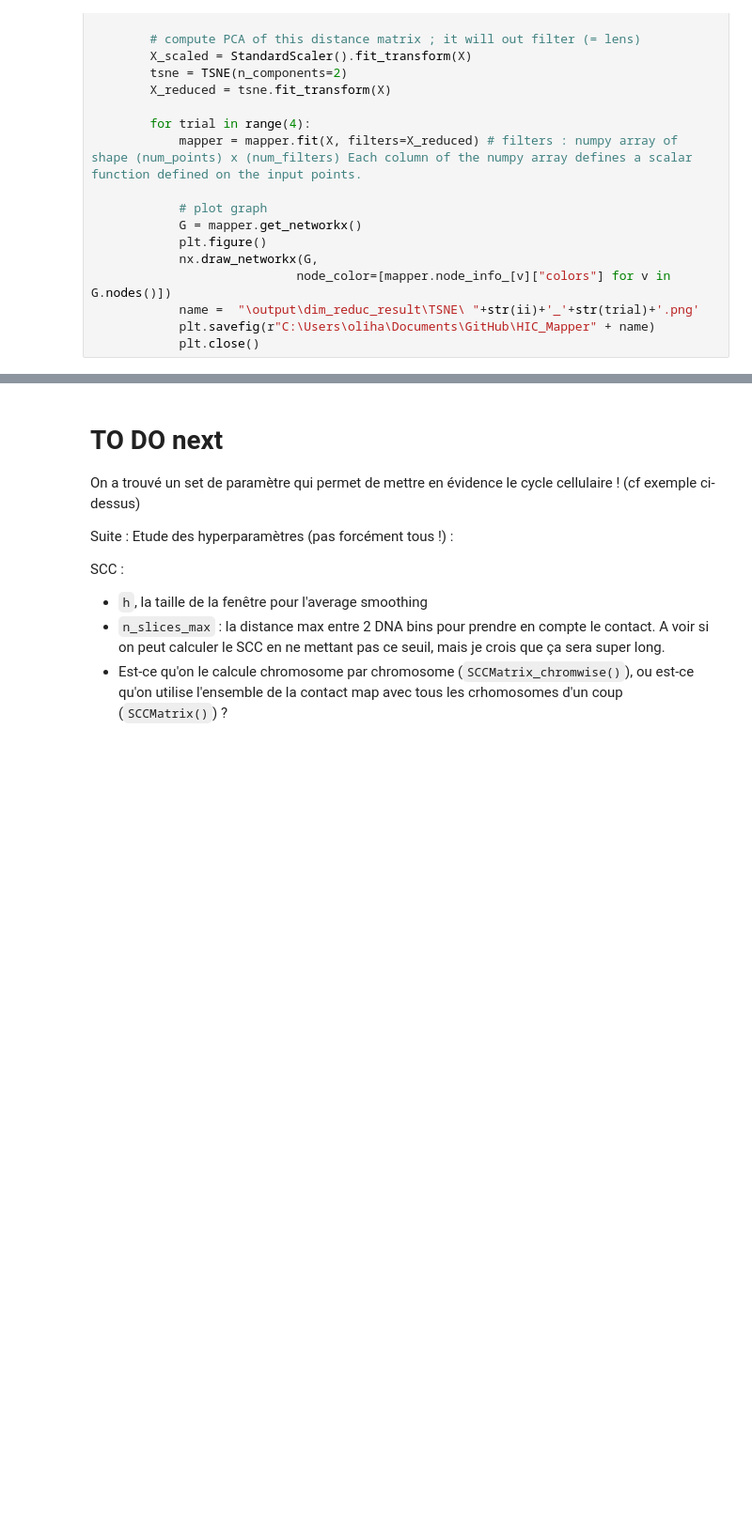
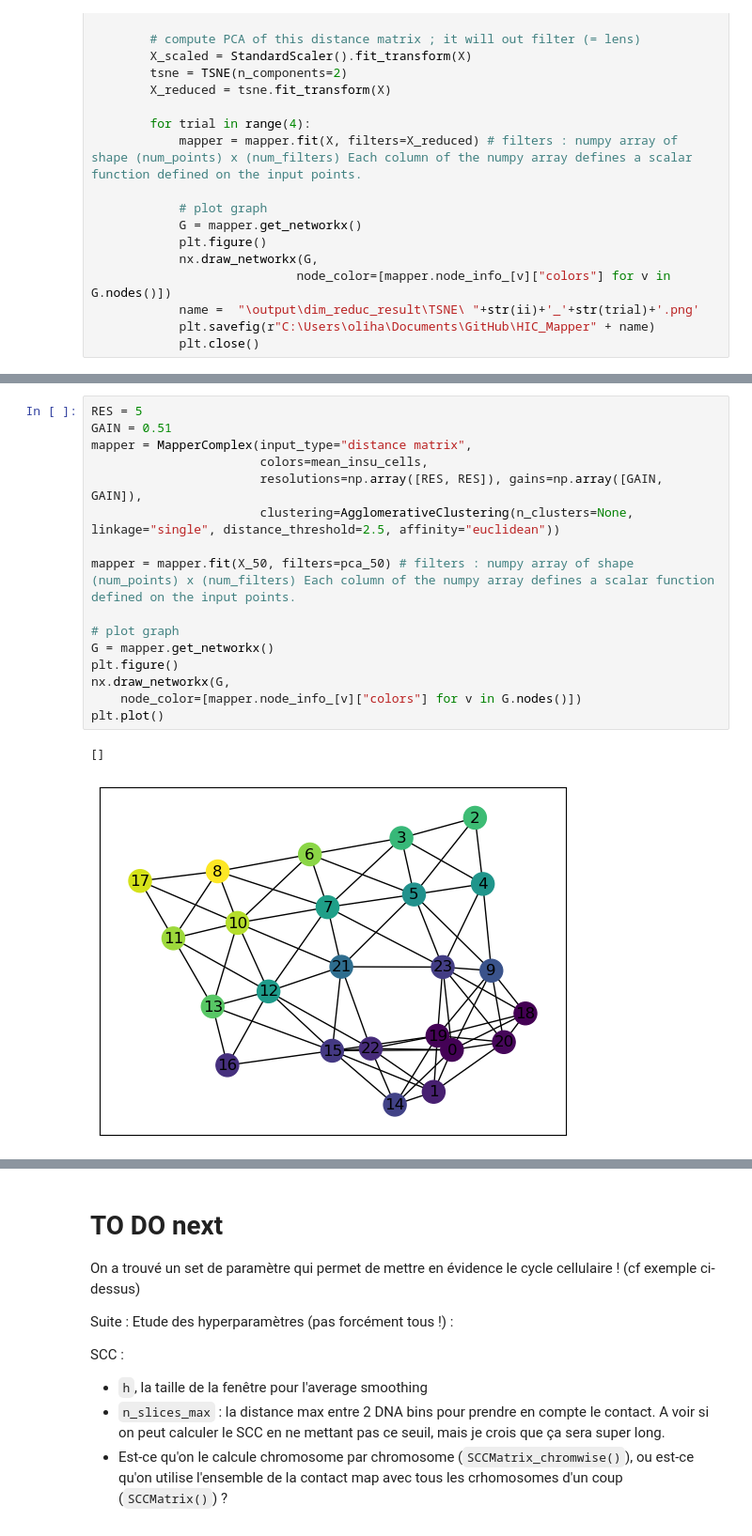
Before and after one commit to AliciaRakotonirainy/HIC_Mapper, a Jupyter notebook: src/mapper_illustration.ipynb, the cells around one changed output, grey strips where cells are left out. Shown at 94% size. Drawn from its saved outputs; the diff is of its cells as text; blank space fills up the shorter version.

```diff
--- a/src/mapper_illustration.ipynb
+++ b/src/mapper_illustration.ipynb
@@ -393,0 +512,19 @@ for ii in range(runs):
+# %%
+RES = 5
+GAIN = 0.51
+mapper = MapperComplex(input_type="distance matrix",
+                       colors=mean_insu_cells,
+                       resolutions=np.array([RES, RES]), gains=np.array([GAIN, GAIN]),
+                       clustering=AgglomerativeClustering(n_clusters=None, linkage="single", distance_threshold=2.5, affinity="euclidean"))
+
+mapper = mapper.fit(X_50, filters=pca_50) # filters : numpy array of shape (num_points) x (num_filters) Each column of the numpy array defines a scalar function defined on the input points.
+
+# plot graph
+G = mapper.get_networkx()
+plt.figure()
+nx.draw_networkx(G,
+    node_color=[mapper.node_info_[v]["colors"] for v in G.nodes()])
+plt.plot()
+# %% [output]
+[]
+[figure, added]
```
Also changed, not shown: parts of 17 cells of this notebook.
